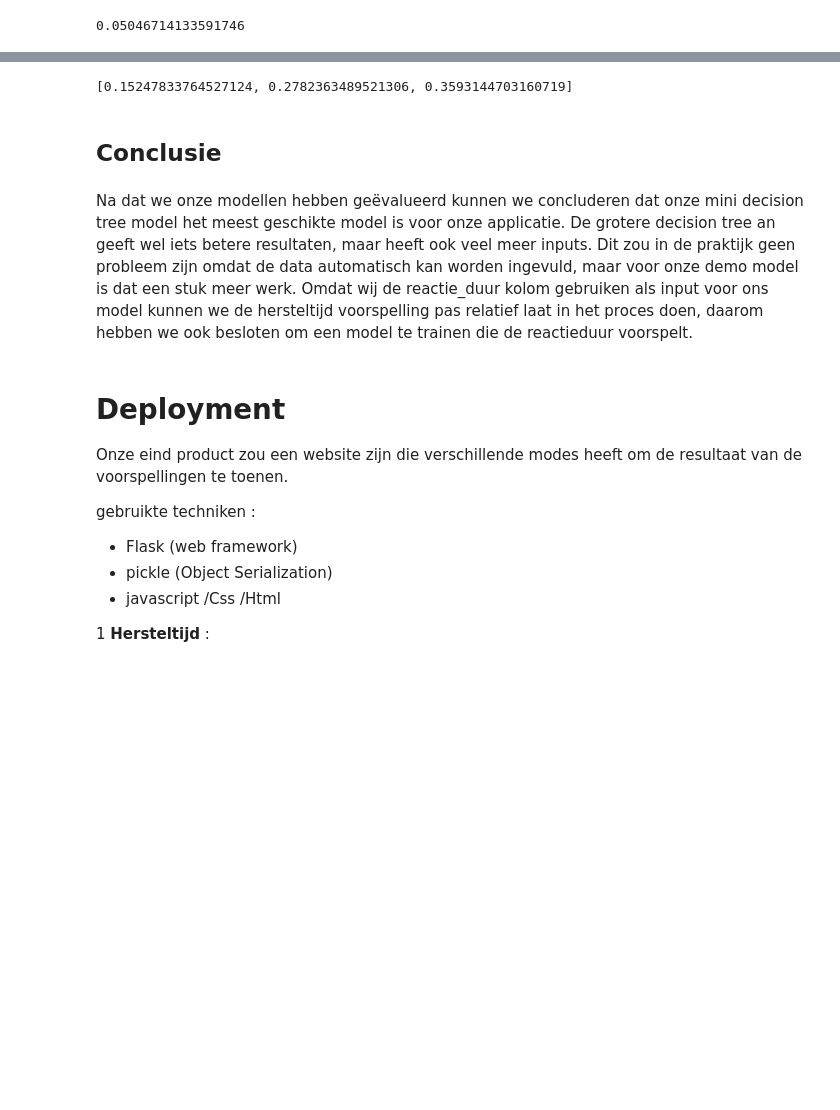
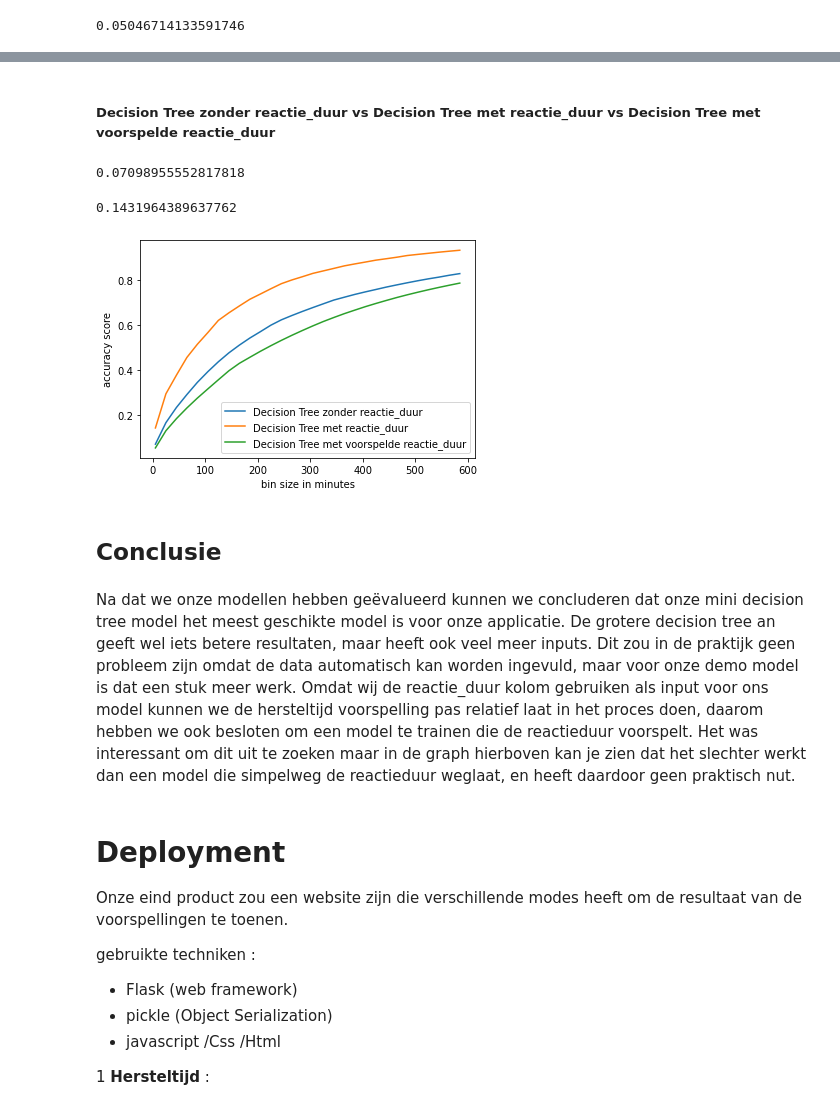
Before and after one commit to Verrem98/Prorail_project, a Jupyter notebook: ProRail-Recoverytime.ipynb, the cells around one changed output, grey strips where cells are left out. Saved outputs shown, nothing was run; the diff lists cells and outputs as text; code cells hidden in the pictures; blank space fills up the shorter version.

```diff
--- a/ProRail-Recoverytime.ipynb
+++ b/ProRail-Recoverytime.ipynb
@@ -718,5 +703,2 @@ max(df.duration_bin.dropna().value_counts())/len(df.duration_bin.dropna())
-# %%
-#mini decision tree
-[y4_ax[0],y4_ax[1],y4_ax[2]]
-# %% [output]
-[0.15247833764527124, 0.2782363489521306, 0.3593144703160719]
+# %% [markdown]
+<h5>Decision Tree zonder reactie_duur vs Decision Tree met reactie_duur vs Decision Tree met voorspelde reactie_duur </h5>
@@ -723,7 +735,52 @@ max(df.duration_bin.dropna().value_counts())/len(df.duration_bin.dropna())
+# %%
+dt_df3 = df.copy()[['duration_bin','stm_prioriteit']].dropna() #Zonder reactie duur
+dt_df3 = create_dummies(dt_df3,df,['weeknr','Oorzaak', 'Contractgebied'])
+dt_df3 = dt_df3.dropna()
+X3 = dt_df3.drop(columns = ['duration_bin'])
+y3 = dt_df3['duration_bin']
+X_train_f1, X_test_f1, y_train_f1, y_test_f1 = train_test_split(X3, y3, test_size=0.2, random_state = 0)
+clf4 = DecisionTreeClassifier(random_state = 0, min_samples_leaf = 75, max_depth = 13)
+clf4.fit(X_train_f1.values, y_train_f1)
+y_pred_f1 = clf4.predict(X_test_f1)
+y6_ax = [get_accuracy(x, list(zip(list(y_test_f1), y_pred_f1))) for x in range(0,30)]
+accuracy_score(y_test_f1,y_pred_f1) #model score
+# %% [output]
+0.07098955552817818
+# %%
+dt_df4 = df.copy()[['duration_bin','stm_prioriteit','duration_bin_reactie']].dropna() #met voorspellende reactie duur
+dt_df4 = create_dummies(dt_df4,df,['weeknr','Oorzaak', 'Contractgebied'])
+dt_df4 = dt_df4.dropna()
+X4 = dt_df4.drop(columns = ['duration_bin'])
+y4 = dt_df4['duration_bin']
+X_train_f2, X_test_f2, y_train_f2, y_test_f2 = train_test_split(X4, y4, test_size=0.2, random_state = 0)
+clf5 = DecisionTreeClassifier(random_state = 0, min_samples_leaf = 75, max_depth = 13)
+clf5.fit(X_train_f2.values, y_train_f2)
+y_pred_f2 = clf5.predict(X_test_f2)
+y7_ax = [get_accuracy(x, list(zip(list(y_test_f2), y_pred_f2))) for x in range(0,30)]
+x_ax = [error_margin +(20*x) for x in range(0,30)]
+accuracy_score(y_test_f2,y_pred_f2) #model score
+# %% [output]
+0.1431964389637762
+# %%
+x_ax = [error_margin +(20*x) for x in range(0,30)]
+
+
+plt.plot(x_ax,y6_ax, label = 'Decision Tree zonder reactie_duur')
+plt.plot(x_ax,y7_ax, label = 'Decision Tree met reactie_duur')
+plt.plot(x_ax,y8_ax, label = 'Decision Tree met voorspelde reactie_duur')
+
+
+plt.xlabel('bin size in minutes')
+plt.ylabel('accuracy score')
+
+plt.legend()
+plt.show()
+# %% [output]
+[figure, added]
 # %% [markdown]
 ## Conclusie
 # %% [markdown]
-Na dat we onze modellen hebben geëvalueerd kunnen we concluderen dat onze mini decision tree model het meest geschikte model is voor onze applicatie. De grotere decision tree an geeft wel iets betere resultaten, maar heeft ook veel meer inputs. Dit zou in de praktijk geen probleem zijn omdat de data automatisch kan worden ingevuld, maar voor onze demo model is dat een stuk meer werk. Omdat wij de reactie_duur kolom gebruiken als input voor ons model kunnen we de hersteltijd voorspelling pas relatief laat in het proces doen, daarom hebben we ook besloten om een model te trainen die de reactieduur voorspelt.
+Na dat we onze modellen hebben geëvalueerd kunnen we concluderen dat onze mini decision tree model het meest geschikte model is voor onze applicatie. De grotere decision tree an geeft wel iets betere resultaten, maar heeft ook veel meer inputs. Dit zou in de praktijk geen probleem zijn omdat de data automatisch kan worden ingevuld, maar voor onze demo model is dat een stuk meer werk. Omdat wij de reactie_duur kolom gebruiken als input voor ons model kunnen we de hersteltijd voorspelling pas relatief laat in het proces doen, daarom hebben we ook besloten om een model te trainen die de reactieduur voorspelt. Het was interessant om dit uit te zoeken maar in de graph hierboven kan je zien dat het slechter werkt dan een model die simpelweg de reactieduur weglaat, en heeft daardoor geen praktisch nut.
 # %% [markdown]
 # Deployment
 
```
Also changed, not shown: parts of 10 cells of this notebook, 2 other files.
